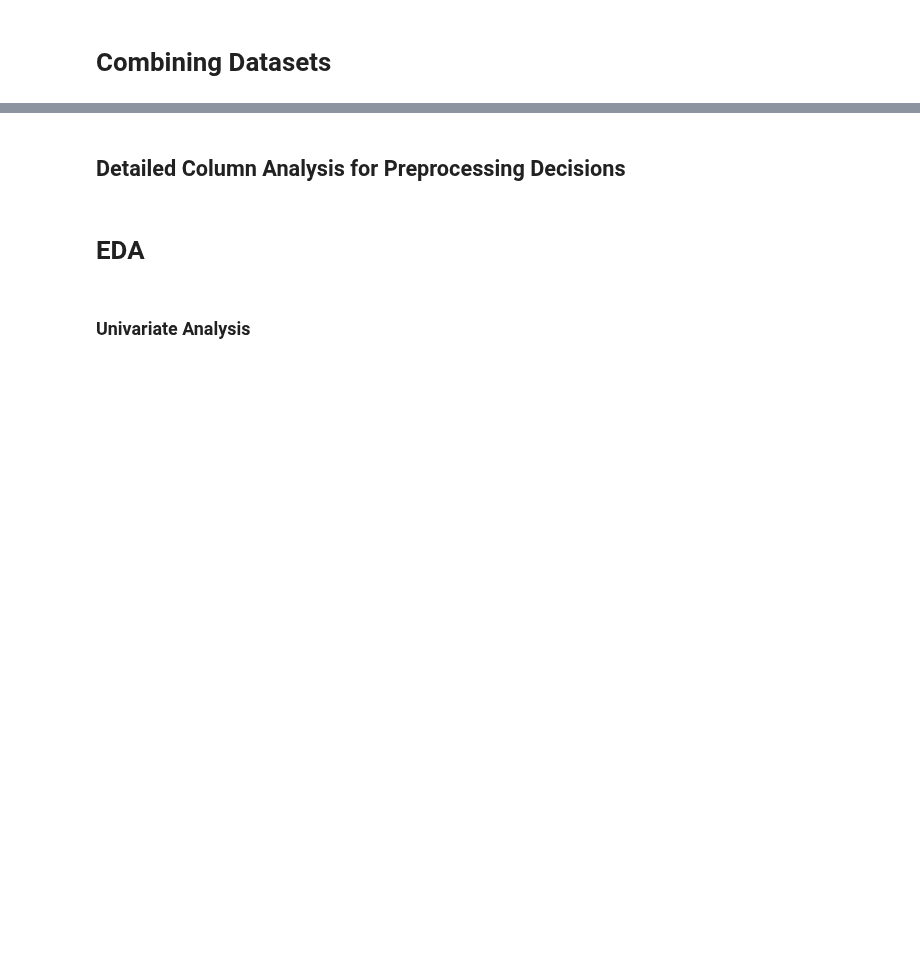
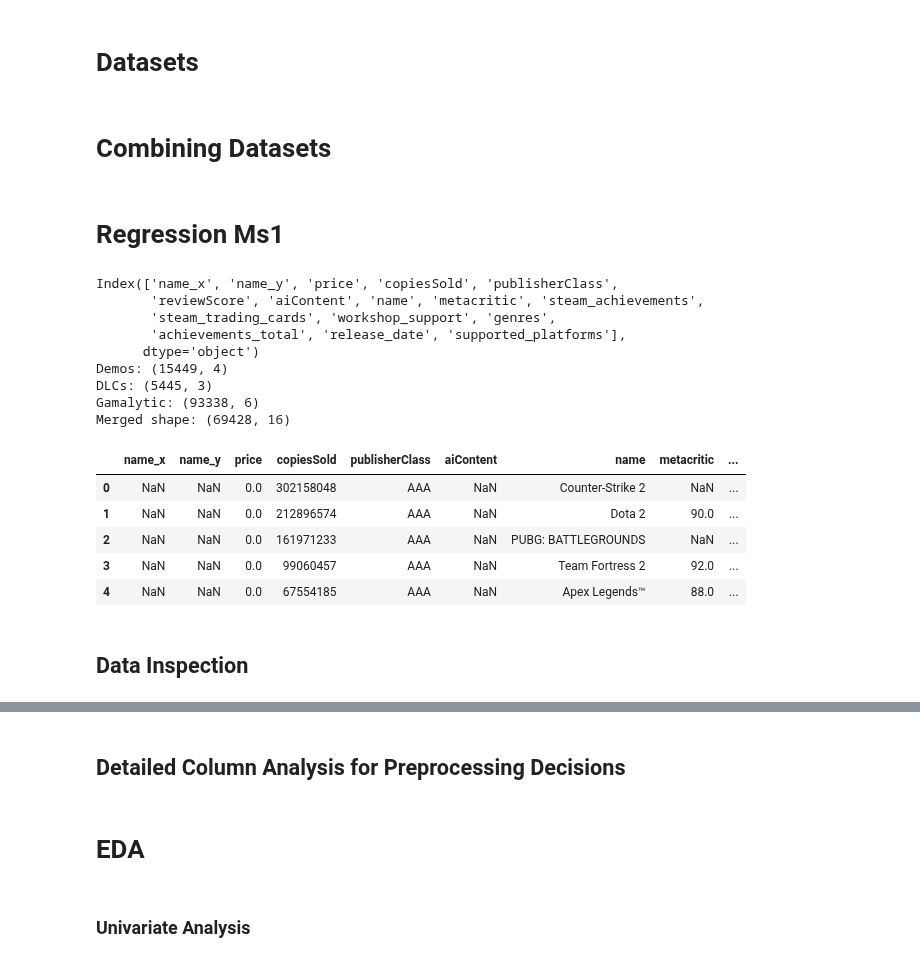
Before and after one commit to ahany42/SteamGamesPredictions, a Jupyter notebook: steam-games.ipynb, the cells around one changed output, grey strips where cells are left out. Saved outputs shown, nothing was run; the diff lists cells and outputs as text; code cells hidden in the pictures; blank space fills up the shorter version.

```diff
--- a/steam-games.ipynb
+++ b/steam-games.ipynb
@@ -46,3 +45,11 @@ from sklearn.metrics import classification_report
+# %% [markdown]
+# Datasets
+# %%
+demos = pd.read_csv("D:\\ML Milestone 1\\ML milestone 1\\data\\raw\\demos.csv")
+dlcs = pd.read_csv("D:\\ML Milestone 1\\ML milestone 1\\data\\raw\\dlcs.csv")
+gamalyticMS1 = pd.read_csv("D:\\ML Milestone 1\\ML milestone 1\\data\\raw\\gamalytic_steam_games.csv")
+gamalyticMS2 = pd.read_csv("D:\\ML Milestone 1\\ML milestone 1\\data\\raw\\ms2_gamalytic_steam_games.csv")
+info = pd.read_csv("D:\\ML Milestone 1\\ML milestone 1\\data\\raw\\info_base_games.csv", low_memory=False)
 # %% [markdown]
 # Combining Datasets
 # %%
@@ -89,0 +89,23 @@ classification_df = merge_datasets("/kaggle/input/d/alyhany04/steam-games-analys
+# %% [markdown]
+# Regression Ms1
+# %%
+Regression_df = MergeDatasets(demos, dlcs, gamalyticMS1, info , "Regression_combined_games")
+Regression_df.head()
+# %% [output]
+Index(['name_x', 'name_y', 'price', 'copiesSold', 'publisherClass',
+       'reviewScore', 'aiContent', 'name', 'metacritic', 'steam_achievements',
+       'steam_trading_cards', 'workshop_support', 'genres',
+       'achievements_total', 'release_date', 'supported_platforms'],
+      dtype='object')
+Demos: (15449, 4)
+DLCs: (5445, 3)
+Gamalytic: (93338, 6)
+Merged shape: (69428, 16)
+|  | name_x | name_y | price | copiesSold | publisherClass | aiContent | name | metacritic | ... |
+| 0 | NaN | NaN | 0.0 | 302158048 | AAA | NaN | Counter-Strike 2 | NaN | ... |
+| 1 | NaN | NaN | 0.0 | 212896574 | AAA | NaN | Dota 2 | 90.0 | ... |
+| 2 | NaN | NaN | 0.0 | 161971233 | AAA | NaN | PUBG: BATTLEGROUNDS | NaN | ... |
+| 3 | NaN | NaN | 0.0 | 99060457 | AAA | NaN | Team Fortress 2 | 92.0 | ... |
+| 4 | NaN | NaN | 0.0 | 67554185 | AAA | NaN | Apex Legends™ | 88.0 | ... |
+# %% [markdown]
+## Data Inspection
```
Also changed, not shown: parts of 98 cells of this notebook.
